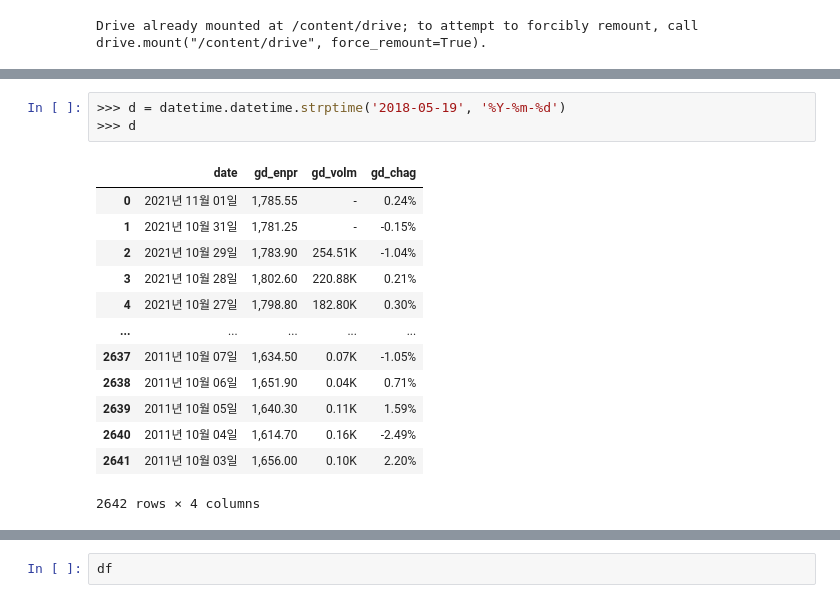
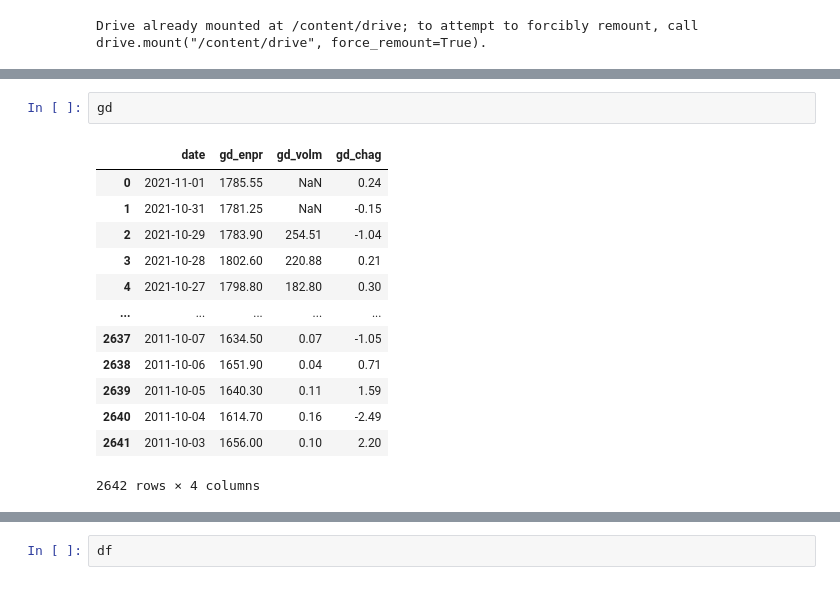
Before and after one commit to sumu97/Data-Science-Cheat-Code, a Jupyter notebook: Kospi_Market_Analysis_sumu97.ipynb, the cells around one changed output, grey strips where cells are left out. Cells and saved outputs as stored; diff of their text form.

```diff
--- a/Kospi_Market_Analysis_sumu97.ipynb
+++ b/Kospi_Market_Analysis_sumu97.ipynb
@@ -106,17 +99,16 @@ AttributeError: ignored
-# %%
->>> d = datetime.datetime.strptime('2018-05-19', '%Y-%m-%d')
->>> d
-# %% [output]
-|  | date | gd_enpr | gd_volm | gd_chag |
-| 0 | 2021년 11월 01일 | 1,785.55 | - | 0.24% |
-| 1 | 2021년 10월 31일 | 1,781.25 | - | -0.15% |
-| 2 | 2021년 10월 29일 | 1,783.90 | 254.51K | -1.04% |
-| 3 | 2021년 10월 28일 | 1,802.60 | 220.88K | 0.21% |
-| 4 | 2021년 10월 27일 | 1,798.80 | 182.80K | 0.30% |
-| ... | ... | ... | ... | ... |
-| 2637 | 2011년 10월 07일 | 1,634.50 | 0.07K | -1.05% |
-| 2638 | 2011년 10월 06일 | 1,651.90 | 0.04K | 0.71% |
-| 2639 | 2011년 10월 05일 | 1,640.30 | 0.11K | 1.59% |
-| 2640 | 2011년 10월 04일 | 1,614.70 | 0.16K | -2.49% |
-| 2641 | 2011년 10월 03일 | 1,656.00 | 0.10K | 2.20% |
-2642 rows × 4 columns
+# %%
+gd
+# %% [output]
+|  | date | gd_enpr | gd_volm | gd_chag |
+| 0 | 2021-11-01 | 1785.55 | NaN | 0.24 |
+| 1 | 2021-10-31 | 1781.25 | NaN | -0.15 |
+| 2 | 2021-10-29 | 1783.90 | 254.51 | -1.04 |
+| 3 | 2021-10-28 | 1802.60 | 220.88 | 0.21 |
+| 4 | 2021-10-27 | 1798.80 | 182.80 | 0.30 |
+| ... | ... | ... | ... | ... |
+| 2637 | 2011-10-07 | 1634.50 | 0.07 | -1.05 |
+| 2638 | 2011-10-06 | 1651.90 | 0.04 | 0.71 |
+| 2639 | 2011-10-05 | 1640.30 | 0.11 | 1.59 |
+| 2640 | 2011-10-04 | 1614.70 | 0.16 | -2.49 |
+| 2641 | 2011-10-03 | 1656.00 | 0.10 | 2.20 |
+2642 rows × 4 columns
```
Also changed, not shown: parts of 6 cells of this notebook.
